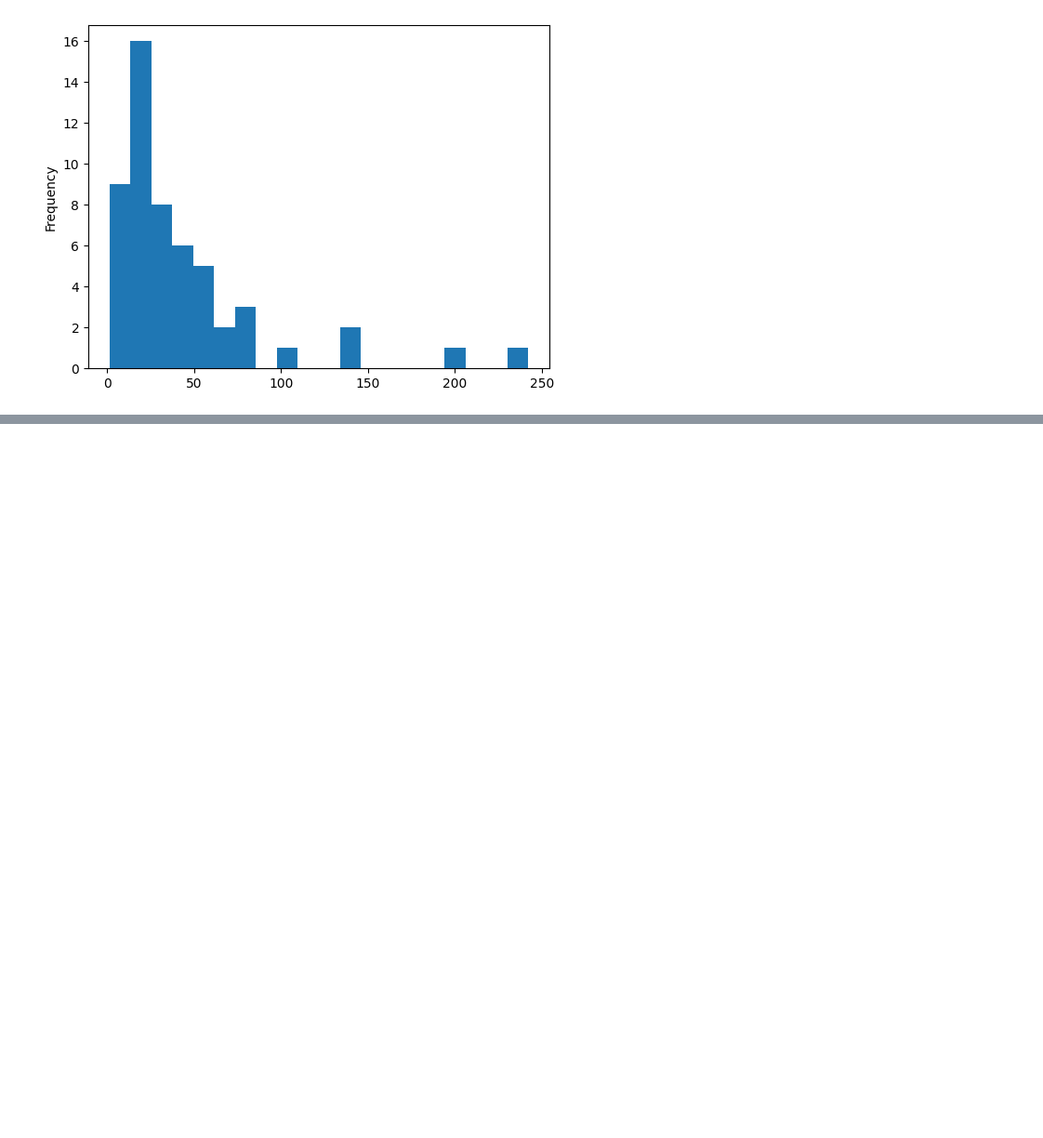
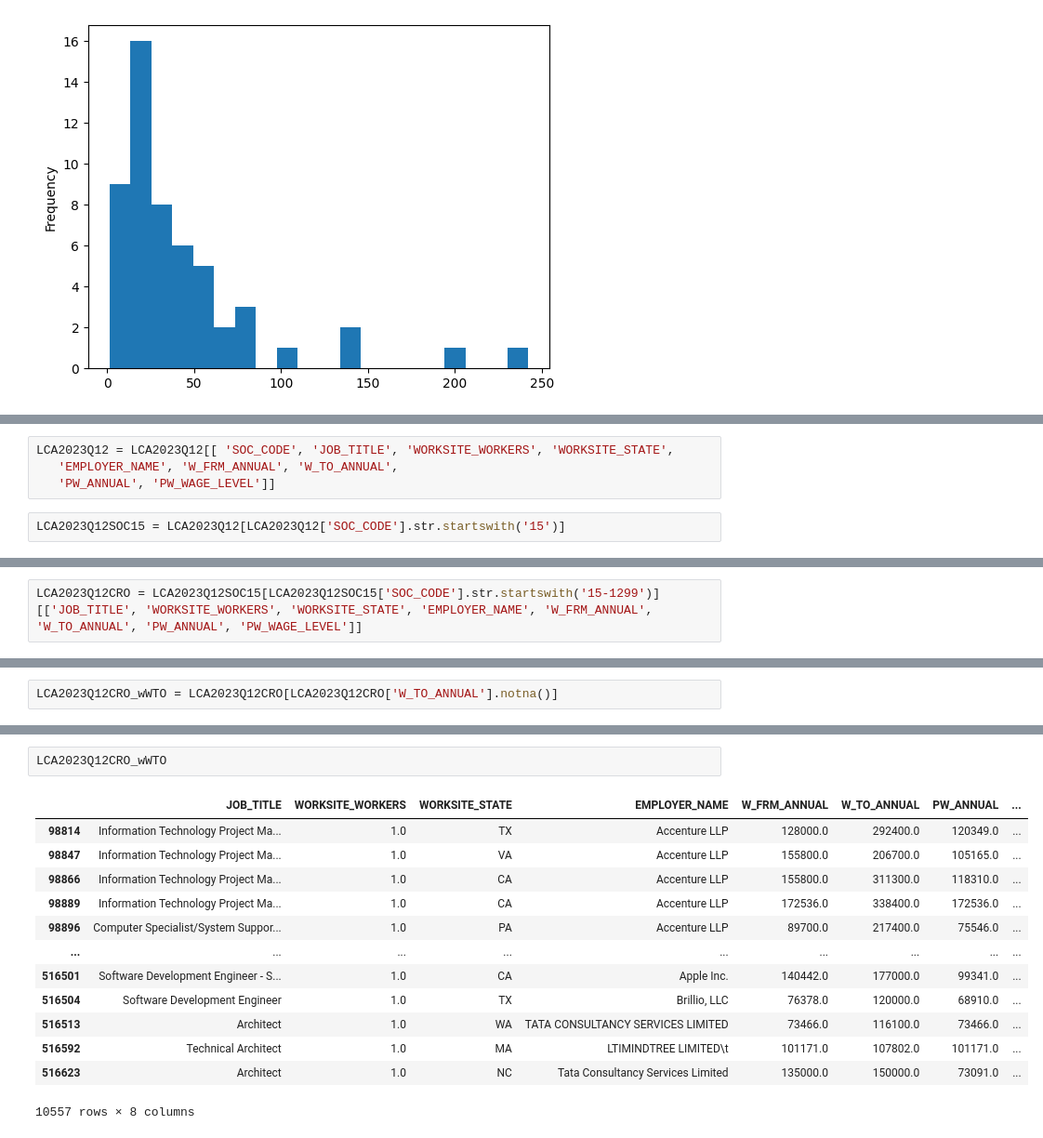
Before and after one commit to PBhandare/unit-3, a Jupyter notebook: data/project/H1BExploration.ipynb, the cells around one changed output, grey strips where cells are left out. Shown at 93% size. Drawn from its saved outputs; the diff is of its cells as text; blank space fills up the shorter version.

```diff
--- a/data/project/H1BExploration.ipynb
+++ b/data/project/H1BExploration.ipynb
@@ -2730,0 +2962,6 @@ soc_state_geo[soc_state_geo['SOC2'] == '29']['LCA_PER_10K_BLS'].plot.hist(bins=2
+# %%
+LCA2023Q12 = LCA2023Q12[[ 'SOC_CODE', 'JOB_TITLE', 'WORKSITE_WORKERS', 'WORKSITE_STATE',
+   'EMPLOYER_NAME', 'W_FRM_ANNUAL', 'W_TO_ANNUAL',
+   'PW_ANNUAL', 'PW_WAGE_LEVEL']]
+# %%
+LCA2023Q12SOC15 = LCA2023Q12[LCA2023Q12['SOC_CODE'].str.startswith('15')]
@@ -2730,0 +2981,2 @@ soc_state_geo[soc_state_geo['SOC2'] == '29']['LCA_PER_10K_BLS'].plot.hist(bins=2
+# %%
+LCA2023Q12CRO = LCA2023Q12SOC15[LCA2023Q12SOC15['SOC_CODE'].str.startswith('15-1299')][['JOB_TITLE', 'WORKSITE_WORKERS', 'WORKSITE_STATE', 'EMPLOYER_NAME', 'W_FRM_ANNUAL', 'W_TO_ANNUAL', 'PW_ANNUAL', 'PW_WAGE_LEVEL']]
@@ -2730,0 +2995,2 @@ soc_state_geo[soc_state_geo['SOC2'] == '29']['LCA_PER_10K_BLS'].plot.hist(bins=2
+# %%
+LCA2023Q12CRO_wWTO = LCA2023Q12CRO[LCA2023Q12CRO['W_TO_ANNUAL'].notna()]
@@ -2730,0 +3015,16 @@ soc_state_geo[soc_state_geo['SOC2'] == '29']['LCA_PER_10K_BLS'].plot.hist(bins=2
+# %%
+LCA2023Q12CRO_wWTO
+# %% [output]
+|  | JOB_TITLE | WORKSITE_WORKERS | WORKSITE_STATE | EMPLOYER_NAME | W_FRM_ANNUAL | W_TO_ANNUAL | PW_ANNUAL | ... |
+| 98814 | Information Technology Project Ma... | 1.0 | TX | Accenture LLP | 128000.0 | 292400.0 | 120349.0 | ... |
+| 98847 | Information Technology Project Ma... | 1.0 | VA | Accenture LLP | 155800.0 | 206700.0 | 105165.0 | ... |
+| 98866 | Information Technology Project Ma... | 1.0 | CA | Accenture LLP | 155800.0 | 311300.0 | 118310.0 | ... |
+| 98889 | Information Technology Project Ma... | 1.0 | CA | Accenture LLP | 172536.0 | 338400.0 | 172536.0 | ... |
+| 98896 | Computer Specialist/System Suppor... | 1.0 | PA | Accenture LLP | 89700.0 | 217400.0 | 75546.0 | ... |
+| ... | ... | ... | ... | ... | ... | ... | ... | ... |
+| 516501 | Software Development Engineer - S... | 1.0 | CA | Apple Inc. | 140442.0 | 177000.0 | 99341.0 | ... |
+| 516504 | Software Development Engineer | 1.0 | TX | Brillio, LLC | 76378.0 | 120000.0 | 68910.0 | ... |
+| 516513 | Architect | 1.0 | WA | TATA CONSULTANCY SERVICES LIMITED | 73466.0 | 116100.0 | 73466.0 | ... |
+| 516592 | Technical Architect | 1.0 | MA | LTIMINDTREE LIMITED\t | 101171.0 | 107802.0 | 101171.0 | ... |
+| 516623 | Architect | 1.0 | NC | Tata Consultancy Services Limited | 135000.0 | 150000.0 | 73091.0 | ... |
+10557 rows × 8 columns
```
Also changed, not shown: parts of 77 cells of this notebook.
